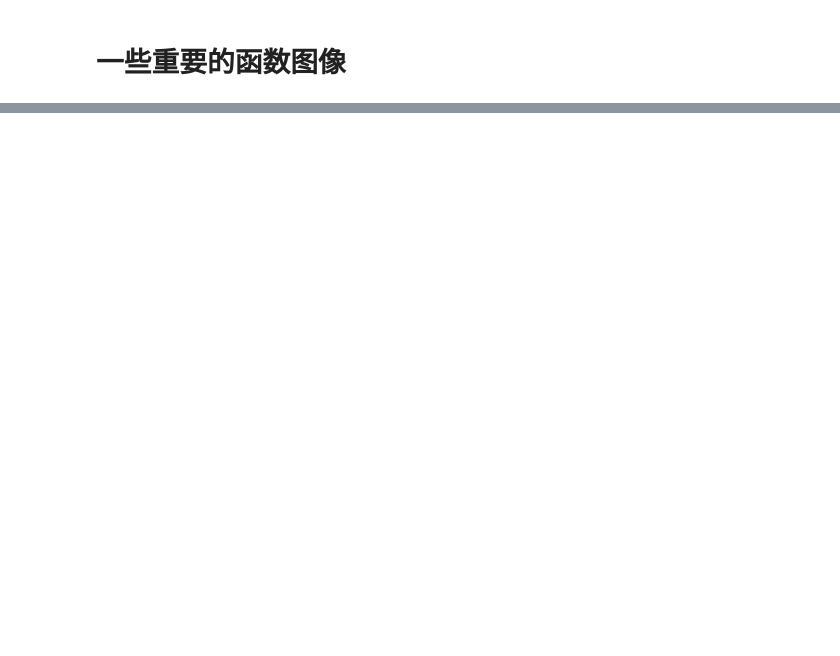
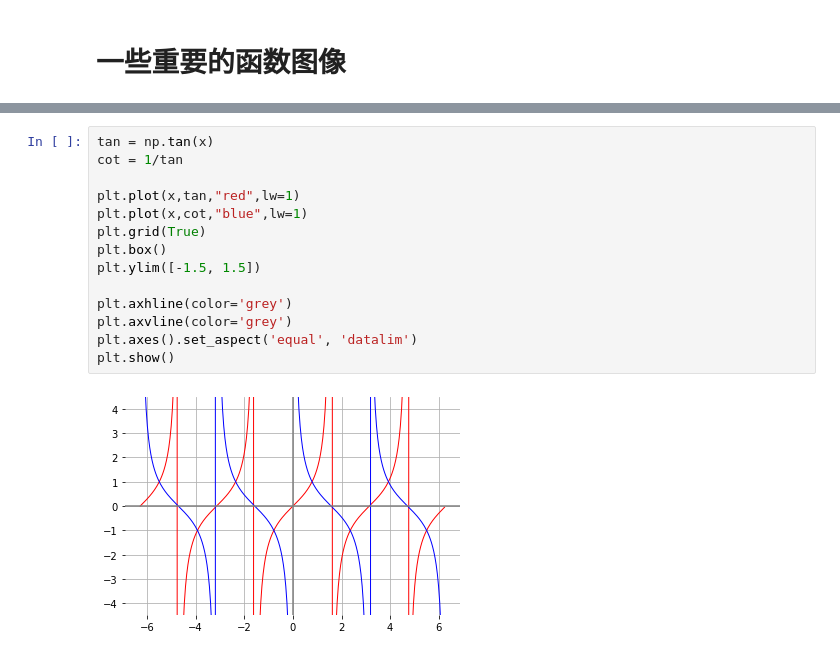
Before and after one commit to StevenBaby/archives, a Jupyter notebook: archives/数学理论/一些重要的函数图像.ipynb, the cells around one changed output, grey strips where cells are left out. Drawn from its saved outputs; the diff is of its cells as text; blank space fills up the shorter version.

```diff
--- a/archives/数学理论/一些重要的函数图像.ipynb
+++ b/archives/数学理论/一些重要的函数图像.ipynb
@@ -14,0 +108,16 @@ import matplotlib.pyplot as plt
+# %%
+tan = np.tan(x)
+cot = 1/tan
+
+plt.plot(x,tan,"red",lw=1)
+plt.plot(x,cot,"blue",lw=1)
+plt.grid(True)
+plt.box()
+plt.ylim([-1.5, 1.5])
+
+plt.axhline(color='grey')
+plt.axvline(color='grey')
+plt.axes().set_aspect('equal', 'datalim')
+plt.show()
+# %% [output]
+[figure, added]
```
Also changed, not shown: parts of 41 cells of this notebook.
